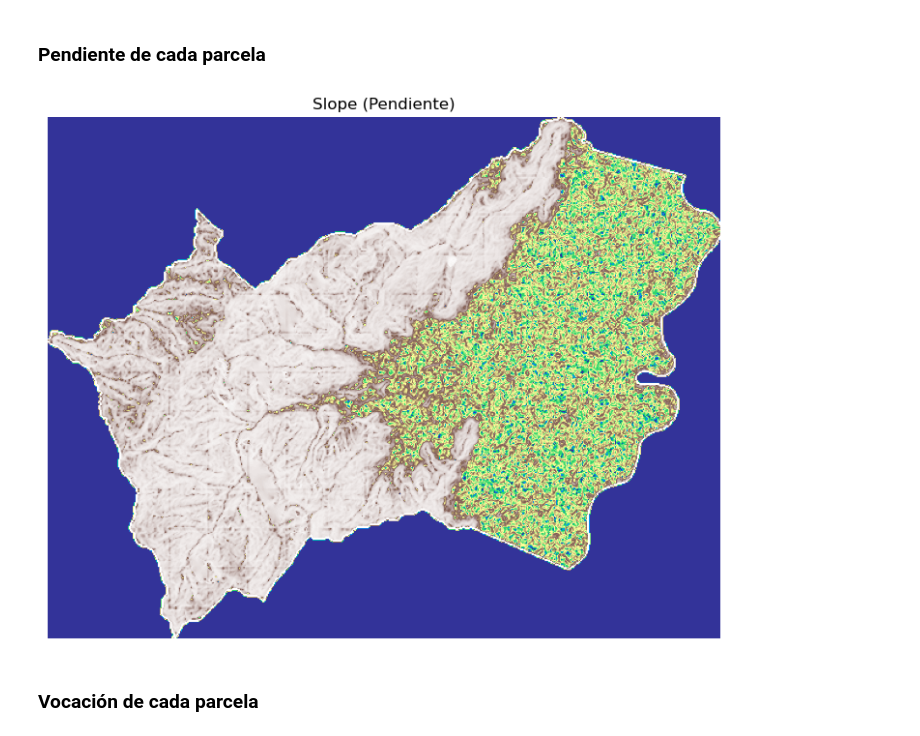
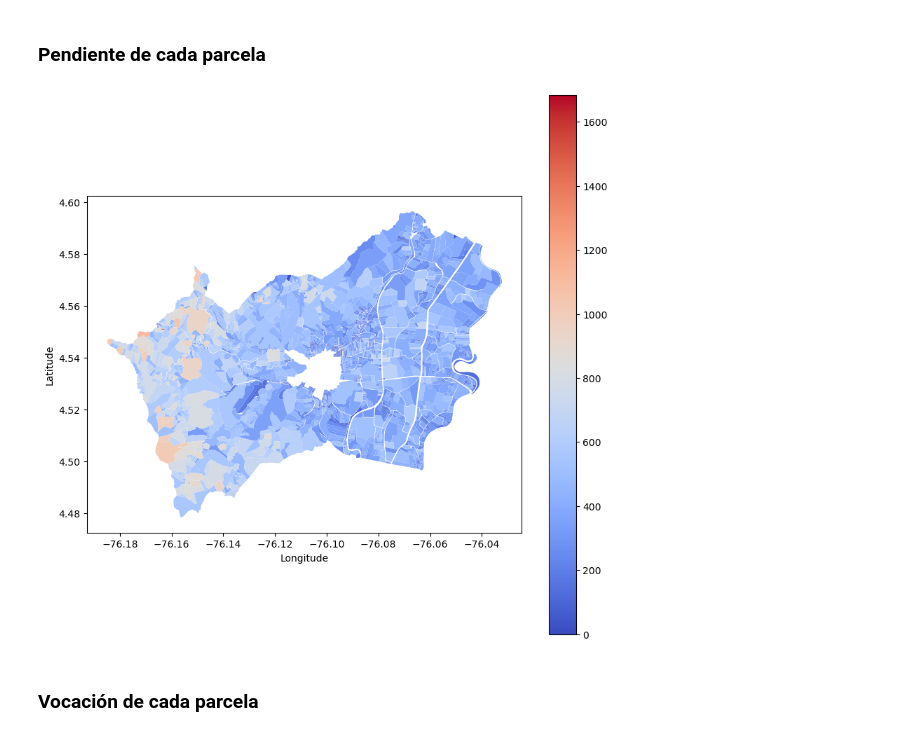
Before and after one commit to JorgeJolaUnal/Project_SIG, a Jupyter notebook: src/operations.ipynb, the cells around one changed output. Drawn from its saved outputs; the diff is of its cells as text; code cells hidden in the pictures.

```diff
--- a/src/operations.ipynb
+++ b/src/operations.ipynb
@@ -31,6 +43,8 @@ vias = gpd.read_file("C:/Users/mario/Documents/Programación SIG/PROYECTO/vias/V
 # %% [markdown]
 ### Afectación Minera de cada parcela
 # %%
+if parc.crs != miner.crs:
+    parc = parc.to_crs(miner.crs)
 # Se hace un buffer para los puntos de mineria
 mineria_buffered=miner.buffer(500)
 # Los puntos con buffer son guardados como Geodataframe
@@ -55,34 +69,45 @@ See: https://matplotlib.org/stable/tutorials/intermediate/legend_guide.html#impl
 # %% [markdown]
 ### Pendiente de cada parcela
 # %%
+# Se abre la imagen y se lee la primera banda (elevacion)
 with rasterio.open(elev_path) as src:
     elev=src.read(1)
     dx, dy = np.gradient(elev)
+    # Se calcula la pendiente
     slope = np.arctan(np.sqrt(dx**2 + dy**2)) * (180 / np.pi)
 
     slopes = []
-
+    # Se igualan los sistemas de coordenadas de ambos elementos
     if parc.crs != src.crs:
         parc = parc.to_crs(src.crs)
-
+    # Se extrae el valor de pendiente para cada predio
     for i,row in parc.iterrows():
         geom = row['geometry']
         geom_json = [geom.__geo_interface__]
         out_image, out_transform = mask(src, geom_json, crop=True)
         valid_values = out_image[~np.isnan(out_image)]
         avg_slope = valid_values.mean() if valid_values.size > 0 else None
         slopes.append(avg_slope)
+# Se guarda la informacion de los predios junto al atributo slope que contiene la pendiente de cada uno
 slope_parc=parc
 slope_parc['slope']=slopes
 slope_parc.to_file("/Users/jorgeandresjolahernandez/Desktop/Programacion SIG/Proyecto/Project_SIG/results/slope_parc.geojson", driver="GeoJSON")
 
-fig, ax = plt.subplots(figsize=(15, 7))
-ax.imshow(slope, cmap='terrain')
-ax.set_title("Slope (Pendiente)")
-ax.axis('off')
+fig, ax = plt.subplots(figsize=(10, 10))
+
+# Graficar las parcelas con colores basados en la variable 'slope'
+slope_parc.plot(column='slope', ax=ax, legend=True,
+                           cmap='coolwarm')
+
+# Agregar título y etiquetas si es necesario
+
+ax.set_xlabel("Longitude")
+ax.set_ylabel("Latitude")
+
+# Mostrar el gráfico
 plt.show()
 # %% [output]
-[figure, old version]
+[figure, new version]
 # %% [markdown]
 ### Vocación de cada parcela
 # %%
```
Also changed, not shown: parts of 11 cells of this notebook, 32 other files.
